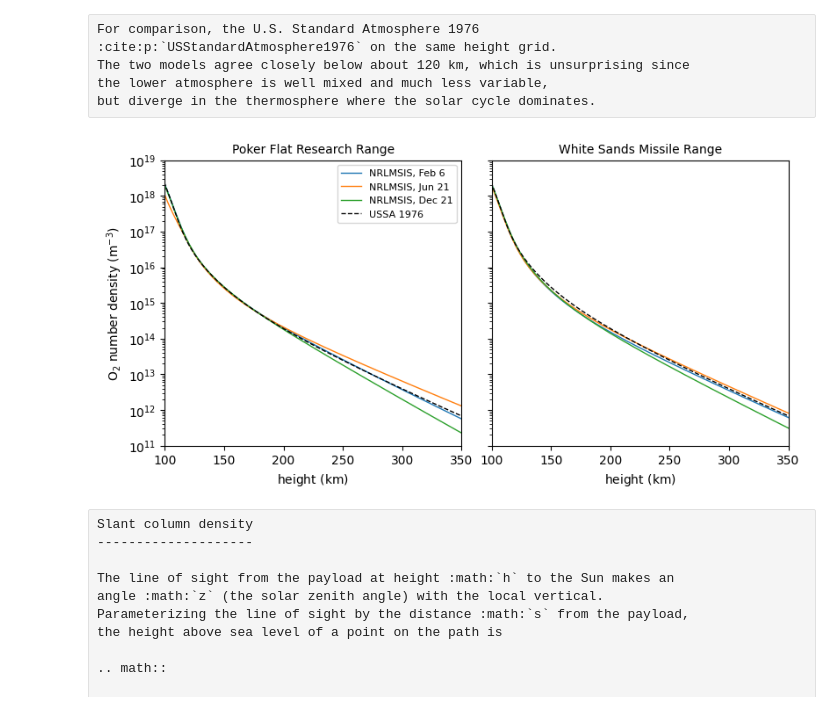
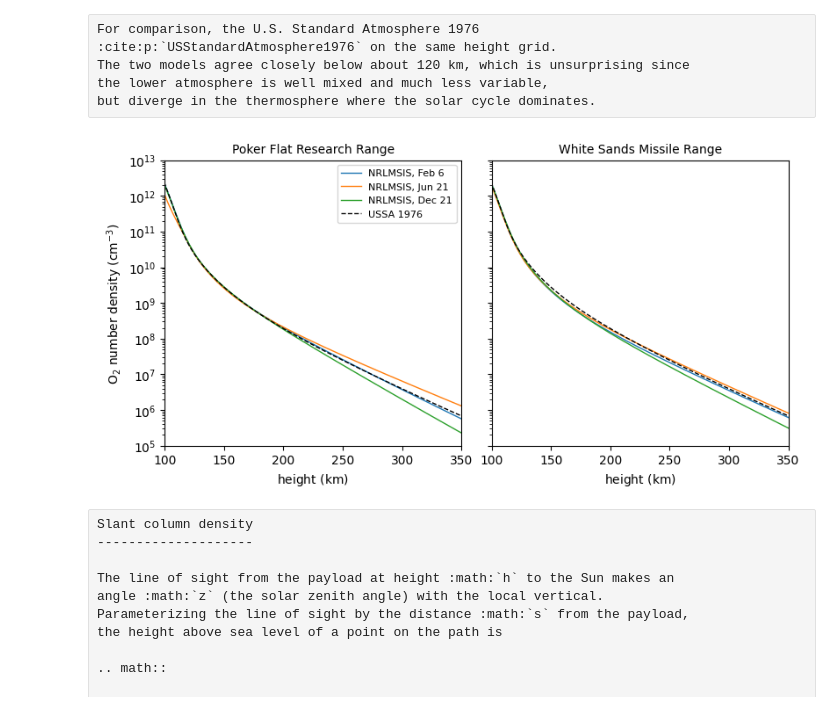
Before and after one commit to Kankelborg-Group/furst-optics, a Jupyter notebook: docs/reports/atmospheric-transmission.ipynb, the cells around one changed output. Cells and saved outputs as stored; diff of their text form; code cells hidden in the pictures.

```diff
--- a/docs/reports/atmospheric-transmission.ipynb
+++ b/docs/reports/atmospheric-transmission.ipynb
@@ -301,8 +301,11 @@ for i, site in enumerate(sites):
     )
     n_o2.append(result[:, 0, 0, :, pymsis.Variable.O2])
 
-n_o2 = na.ScalarArray(np.stack(n_o2) << u.m**-3, axes=(axis_site, axis_time, axis_z))
-log_n_o2 = np.log(n_o2.to_value(u.m**-3))
+n_o2 = na.ScalarArray(
+    ndarray=(np.stack(n_o2) << u.m**-3).to(u.cm**-3),
+    axes=(axis_site, axis_time, axis_z),
+)
+log_n_o2 = np.log(n_o2.to_value(u.cm**-3))
 index_model = na.indices(log_n_o2.shape)
 # %%
 def number_density_o2(h: na.AbstractScalar) -> na.AbstractScalar:
@@ -337,7 +340,7 @@ atmosphere_ussa = ussa1976.compute(
     variables=["n"],
 )
 n_o2_ussa = na.ScalarArray(
-    ndarray=atmosphere_ussa["n"].sel(s="O2").values << u.m**-3,
+    ndarray=(atmosphere_ussa["n"].sel(s="O2").values << u.m**-3).to(u.cm**-3),
     axes=(axis_z,),
 )
 # %%
@@ -347,36 +350,36 @@ fig, axs = plt.subplots(
     figsize=(8, 4),
     constrained_layout=True,
 )
 for i, site in enumerate(sites):
     ax = axs[i]
     for label, d in [("Feb 6", date_launch_min), ("Jun 21", date_launch_max), ("Dec 21", f"{year}-12-21")]:
         na.plt.plot(
             z_model,
             n_o2[{axis_site: i, axis_time: index_date(d)}],
             ax=ax,
             axis=axis_z,
             label=f"NRLMSIS, {label}",
             linewidth=1,
         )
     na.plt.plot(
         z_model,
         n_o2_ussa,
         ax=ax,
         axis=axis_z,
         color="black",
         linestyle="--",
         linewidth=1,
         label="USSA 1976",
     )
     ax.set_yscale("log")
     ax.set_xlim(100, 350)
-    ax.set_ylim(1e11, 1e19)
+    ax.set_ylim(1e5, 1e13)
     ax.set_title(site, fontsize=10)
     ax.set_xlabel(f"height ({u.km:latex_inline})")
-axs[0].set_ylabel(f"O$_2$ number density ({u.m**-3:latex_inline})")
+axs[0].set_ylabel(f"O$_2$ number density ({u.cm**-3:latex_inline})")
 axs[0].legend(fontsize=8);
 # %% [output]
-[figure, old version]
+[figure, new version]
 # %% [raw]
 Slant column density
 --------------------
```
Also changed, not shown: parts of 3 cells of this notebook.
